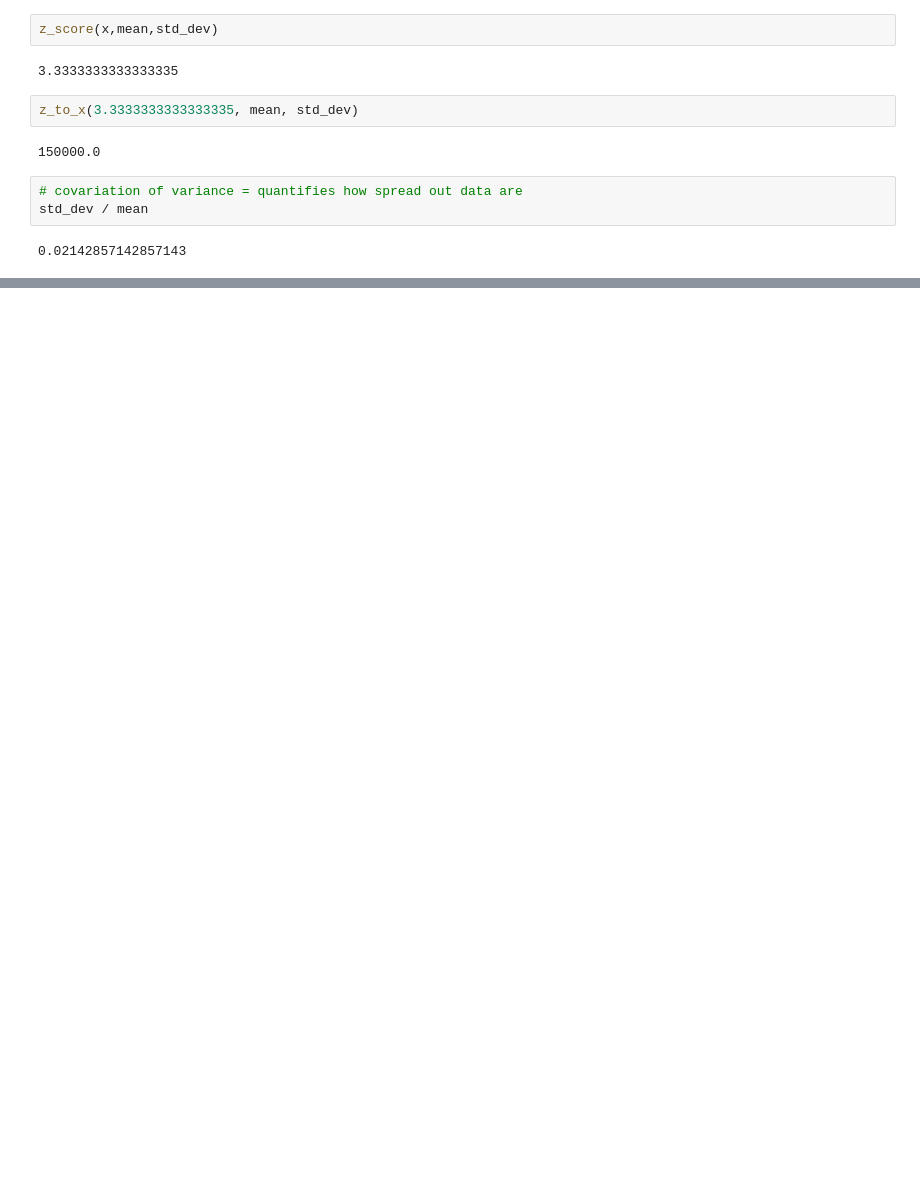
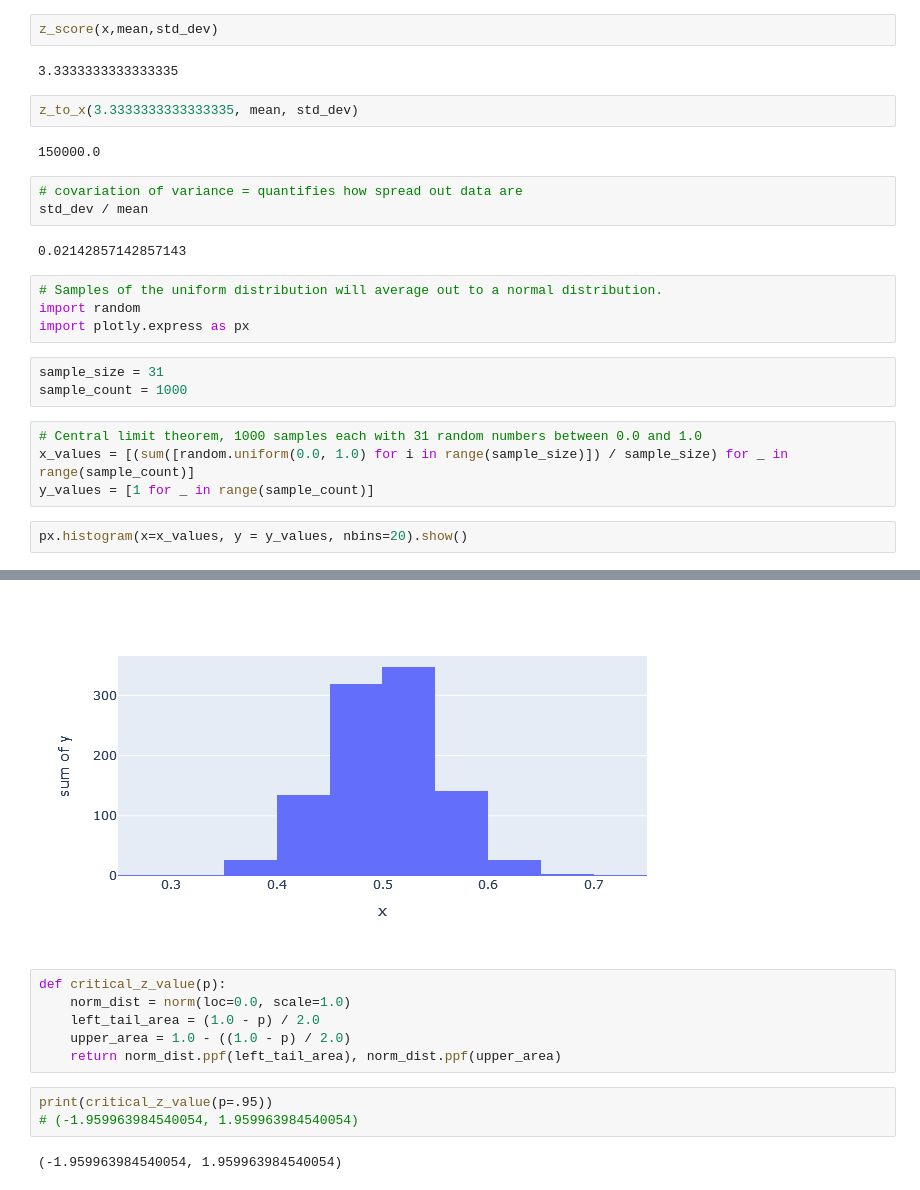
Before and after one commit to craigtkhill/maths-for-data-science, a Jupyter notebook: essential-math-for-data-science/3-descriptive-inferential-statistics.ipynb, the cells around one changed output, grey strips where cells are left out. Cells and saved outputs as stored; diff of their text form; blank space fills up the shorter version.

```diff
--- a/essential-math-for-data-science/3-descriptive-inferential-statistics.ipynb
+++ b/essential-math-for-data-science/3-descriptive-inferential-statistics.ipynb
@@ -71,3 +71,17 @@ z_to_x(3.3333333333333335, mean, std_dev)
 std_dev / mean
 # %% [output]
 0.02142857142857143
+# %%
+# Samples of the uniform distribution will average out to a normal distribution.
+import random
+import plotly.express as px
+# %%
+sample_size = 31
+sample_count = 1000
+# %%
+# Central limit theorem, 1000 samples each with 31 random numbers between 0.0 and 1.0
+x_values = [(sum([random.uniform(0.0, 1.0) for i in range(sample_size)]) / sample_size) for _ in range(sample_count)]
+y_values = [1 for _ in range(sample_count)]
+# %%
+px.histogram(x=x_values, y = y_values, nbins=20).show()
+# %% [output]
@@ -73,0 +89,12 @@ std_dev / mean
+[figure, added]
+# %%
+def critical_z_value(p):
+    norm_dist = norm(loc=0.0, scale=1.0)
+    left_tail_area = (1.0 - p) / 2.0
+    upper_area = 1.0 - ((1.0 - p) / 2.0)
+    return norm_dist.ppf(left_tail_area), norm_dist.ppf(upper_area)
+# %%
+print(critical_z_value(p=.95))
+# (-1.959963984540054, 1.959963984540054)
+# %% [output]
+(-1.959963984540054, 1.959963984540054)
```
Also changed, not shown: parts of 21 cells of this notebook.
